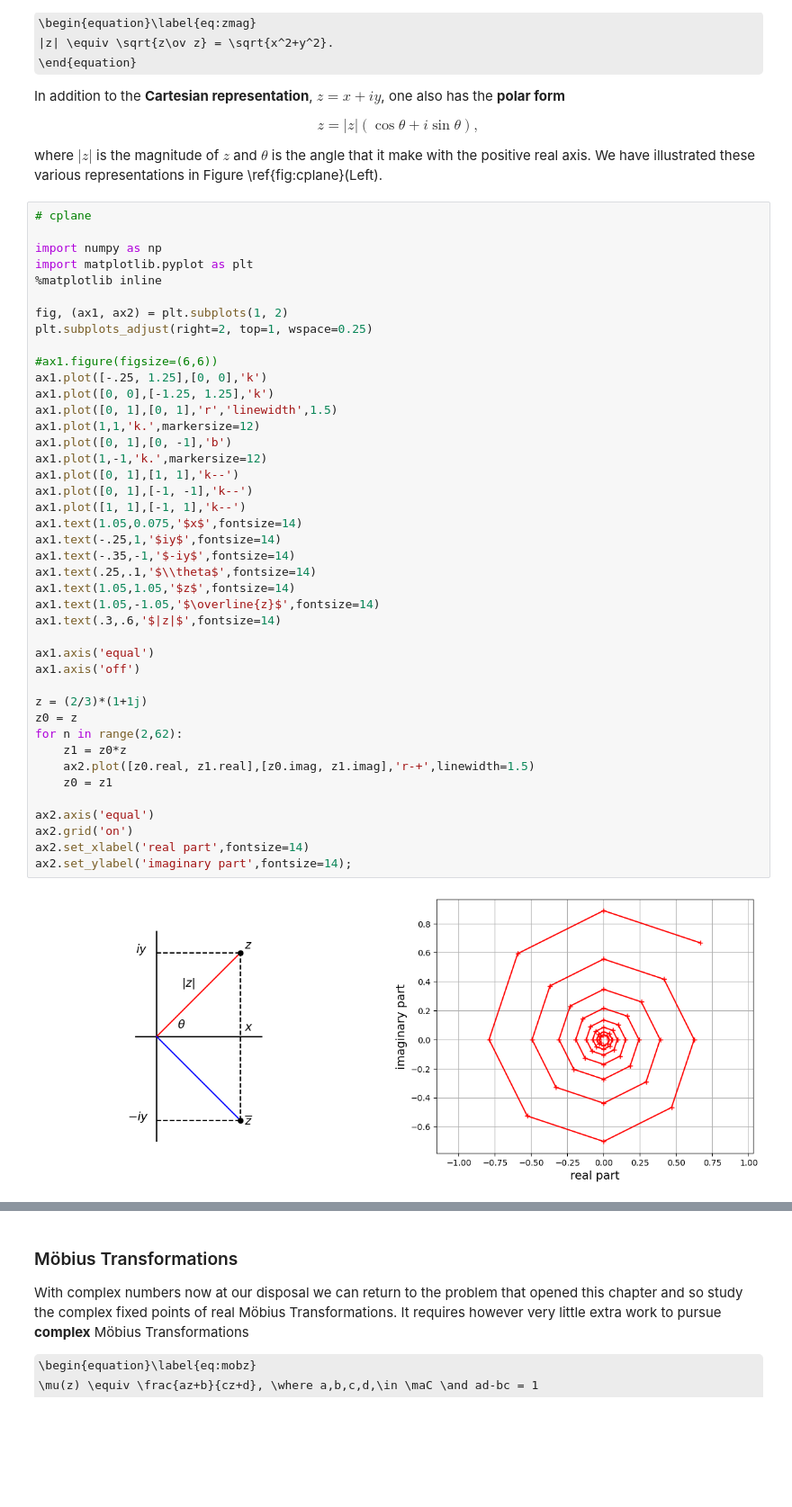
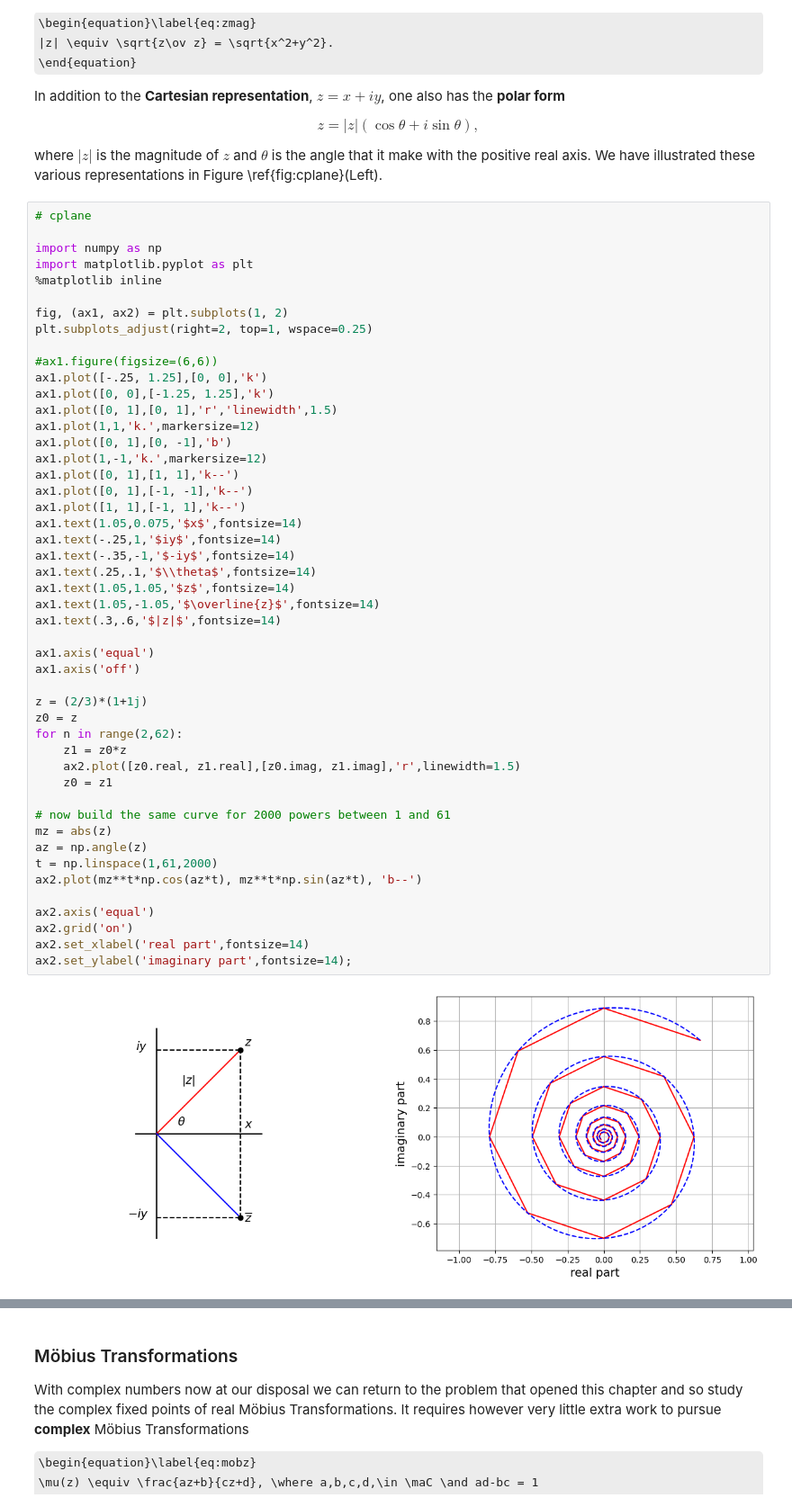
Before and after one commit to steve-cox-LA/JLA, a Jupyter notebook: 1. Transformations of the Plane/1.6.ComplexPlane.ipynb, the cells around one changed output, grey strips where cells are left out. Shown at 90% size. Drawn from its saved outputs; the diff is of its cells as text; some formulas as TeX source; blank space fills up the shorter version.

```diff
--- a/1. Transformations of the Plane/1.6.ComplexPlane.ipynb
+++ b/1. Transformations of the Plane/1.6.ComplexPlane.ipynb
@@ -119,35 +119,41 @@ ax1.plot([-.25, 1.25],[0, 0],'k')
 ax1.plot([0, 0],[-1.25, 1.25],'k')
 ax1.plot([0, 1],[0, 1],'r','linewidth',1.5)
 ax1.plot(1,1,'k.',markersize=12)
 ax1.plot([0, 1],[0, -1],'b')
 ax1.plot(1,-1,'k.',markersize=12)
 ax1.plot([0, 1],[1, 1],'k--')
 ax1.plot([0, 1],[-1, -1],'k--')
 ax1.plot([1, 1],[-1, 1],'k--')
 ax1.text(1.05,0.075,'$x$',fontsize=14)
 ax1.text(-.25,1,'$iy$',fontsize=14)
 ax1.text(-.35,-1,'$-iy$',fontsize=14)
 ax1.text(.25,.1,'$\\theta$',fontsize=14)
 ax1.text(1.05,1.05,'$z$',fontsize=14)
 ax1.text(1.05,-1.05,'$\overline{z}$',fontsize=14)
 ax1.text(.3,.6,'$|z|$',fontsize=14)
 
 ax1.axis('equal')
 ax1.axis('off')
 
 z = (2/3)*(1+1j)
 z0 = z
 for n in range(2,62):
     z1 = z0*z
-    ax2.plot([z0.real, z1.real],[z0.imag, z1.imag],'r-+',linewidth=1.5)
+    ax2.plot([z0.real, z1.real],[z0.imag, z1.imag],'r',linewidth=1.5)
     z0 = z1
+
+# now build the same curve for 2000 powers between 1 and 61
+mz = abs(z)
+az = np.angle(z)
+t = np.linspace(1,61,2000)
+ax2.plot(mz**t*np.cos(az*t), mz**t*np.sin(az*t), 'b--')
 
 ax2.axis('equal')
 ax2.grid('on')
 ax2.set_xlabel('real part',fontsize=14)
 ax2.set_ylabel('imaginary part',fontsize=14);
 # %% [output]
-[figure, old version]
+[figure, new version]
 # %% [markdown]
 \begin{myfig}\label{fig:cplane} (Left) An illustration of the complex number
 $z=x+iy=|z|(\cos\theta+i\sin\theta)$ and its conjugate
```
Also changed, not shown: parts of 3 cells of this notebook, 1 other file.
